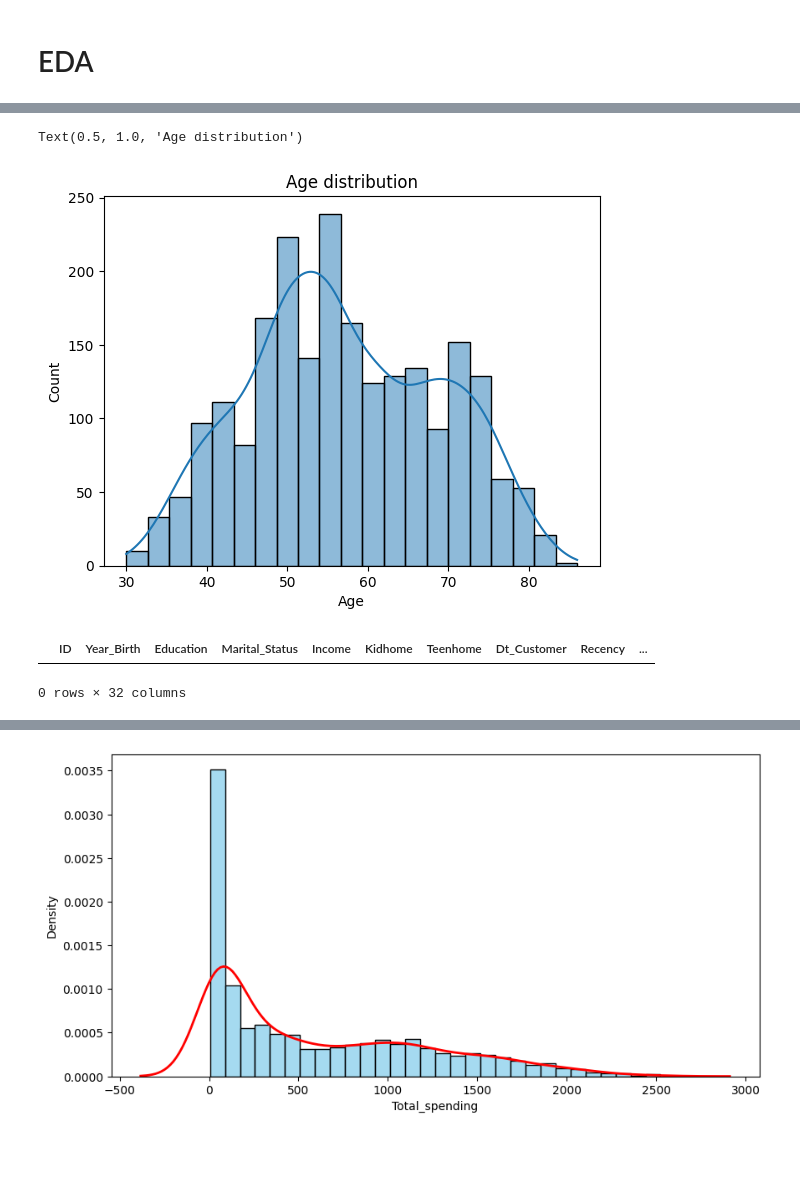
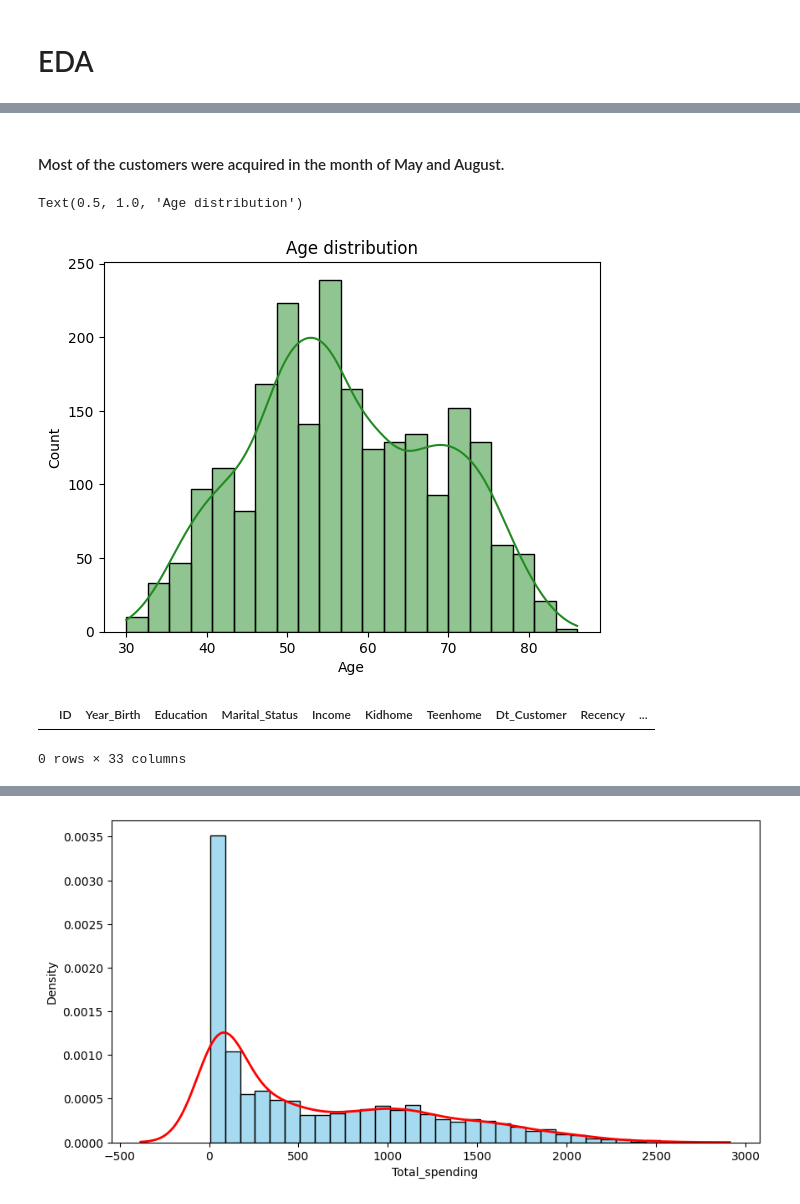
Before and after one commit to RaviNamdeoo/Customer_Segmentation_Analysis, a Jupyter notebook: Customer_segment.ipynb, the cells around one changed output, grey strips where cells are left out. Cells and saved outputs as stored; diff of their text form; code cells hidden in the pictures; blank space fills up the shorter version.

```diff
--- a/Customer_segment.ipynb
+++ b/Customer_segment.ipynb
@@ -326,0 +377,2 @@ df = df.drop(df[df['ID'] == 9432].index)
+# %%
+df['Dt_Customer_month'] = df['Dt_Customer'].dt.month_name()
@@ -327,12 +389,15 @@ df = df.drop(df[df['ID'] == 9432].index)
+# %% [markdown]
+#### Most of the customers were acquired in the month of May and August.
 # %%
-sns.histplot(df['Age'], kde=True)
+sns.histplot(df['Age'], kde=True, color='forestgreen')
 plt.title('Age distribution')
+# Most of the Customers age is between 40 to 55
 # %% [output]
 Text(0.5, 1.0, 'Age distribution')
-[figure, old version]
+[figure, new version]
 # %%
 df[df['Age'] > 100]
 # %% [output]
 |  | ID | Year_Birth | Education | Marital_Status | Income | Kidhome | Teenhome | Dt_Customer | Recency | ... |
-0 rows × 32 columns
+0 rows × 33 columns
 # %%
```
Also changed, not shown: parts of 29 cells of this notebook.
